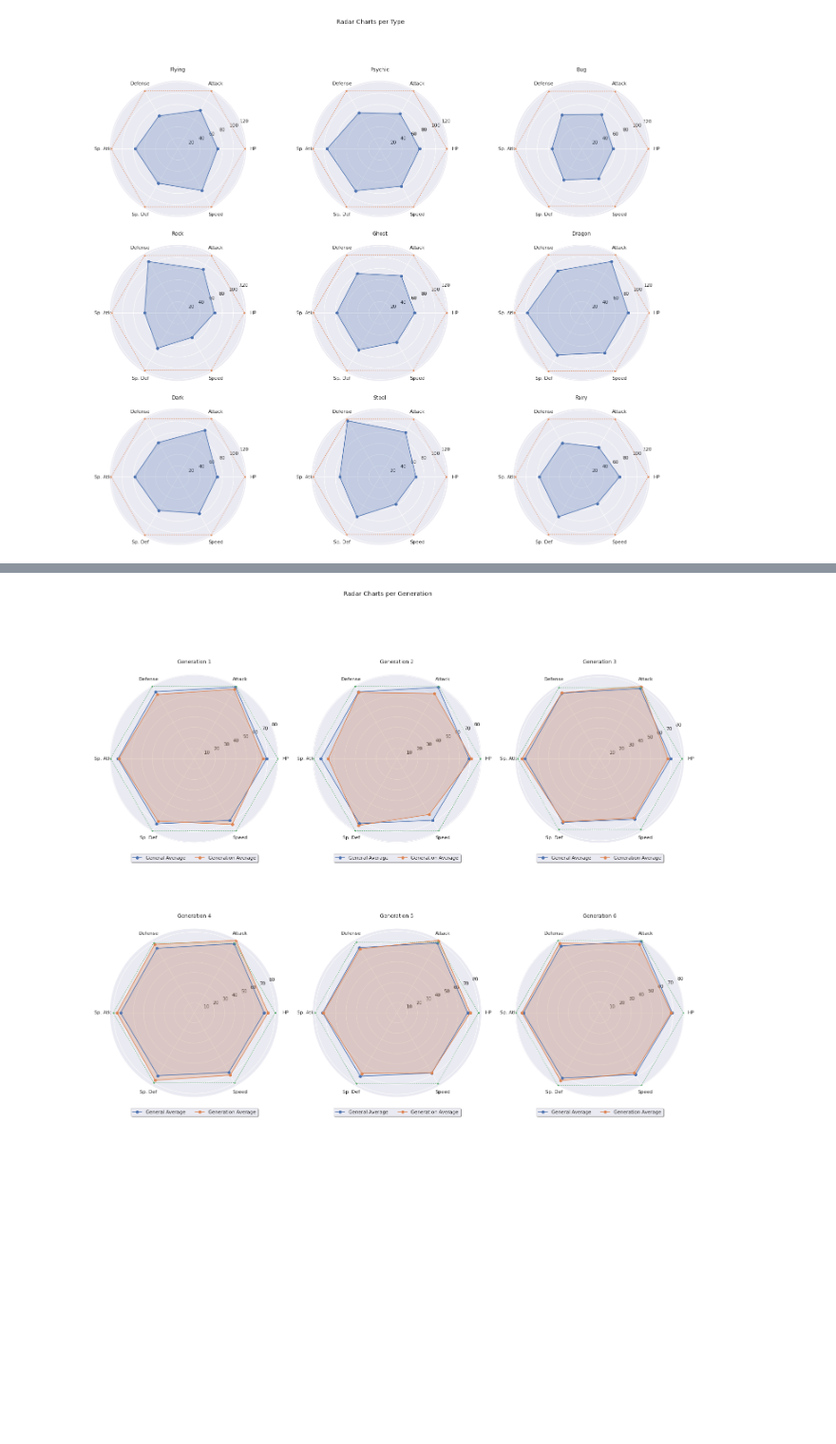
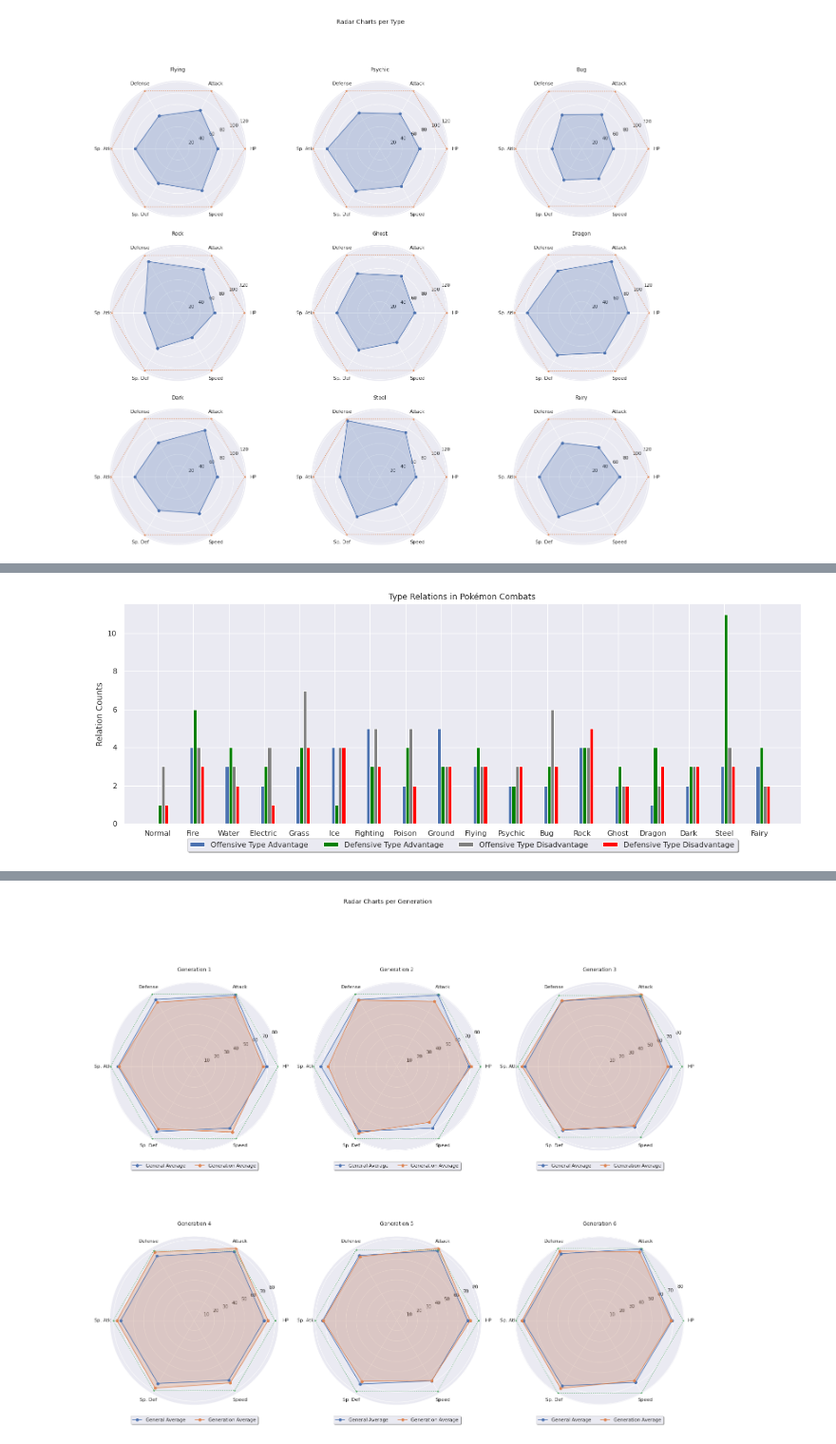
Before and after one commit to rpdieego/IndigoTortoise-pkmn-notebooks, a Jupyter notebook: IndigoTortoise_pkmn.ipynb, the cells around one changed output, grey strips where cells are left out. Shown at 95% size. Drawn from its saved outputs; the diff is of its cells as text; code cells hidden in the pictures; blank space fills up the shorter version.

```diff
--- a/IndigoTortoise_pkmn.ipynb
+++ b/IndigoTortoise_pkmn.ipynb
@@ -680,0 +762,35 @@ plot_radar_charts_3x3(avg_types_stats[9:18], types_list[9:18])
+# %%
+sns.set()
+# xaxis ticks
+types_list = types_df.columns[1:]
+
+#set the bar width
+barWidth = 0.1
+
+#set the position of the bar on the x axis
+r1 = np.arange(len(defensive_type_advantage_stats))
+r2 = [x + barWidth for x in r1]
+r3 = [x + barWidth for x in r2]
+r4 = [x + barWidth for x in r3]
+
+
+#Make the plot
+plt.figure(figsize=(18,6))
+plt.title('Type Relations in Pokémon Combats')
+plt.bar(r1, offensive_type_advantage_stats, width=barWidth, edgecolor='white', label='Offensive Type Advantage')
+plt.bar(r2, defensive_type_advantage_stats, width=barWidth, color='green', edgecolor='white', label='Defensive Type Advantage')
+plt.bar(r3, offensive_type_disadvantage_stats, width=barWidth, color='grey', edgecolor='white', label='Offensive Type Disadvantage')
+plt.bar(r4, defensive_type_disadvantage_stats, width=barWidth, color='red', edgecolor='white', label='Defensive Type Disadvantage')
+
+# Add title and xticks
+plt.xlabel('Types')
+plt.ylabel('Relation Counts')
+plt.xticks([r + (barWidth/2) for r in range(len(defensive_type_advantage_stats))],types_list)
+
+# Add legend and show graph
+# Put a legend below current axis
+plt.legend(loc='upper center', bbox_to_anchor=(0.5, -0.05),
+      fancybox=True, shadow=True, ncol=4);
+plt.show()
+# %% [output]
+[figure, added]
```
Also changed, not shown: parts of 7 cells of this notebook.
